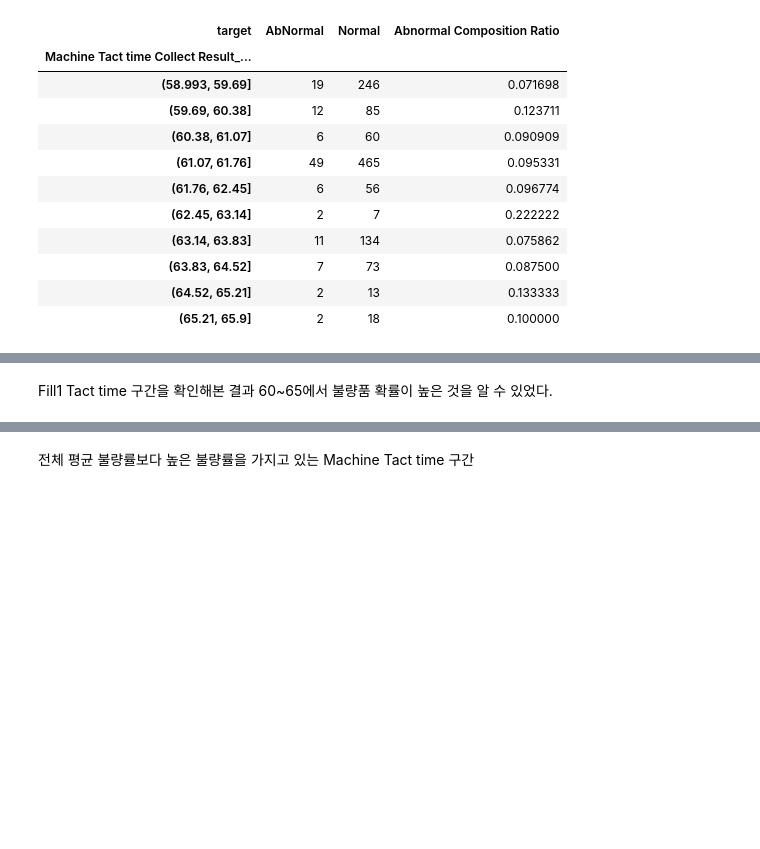
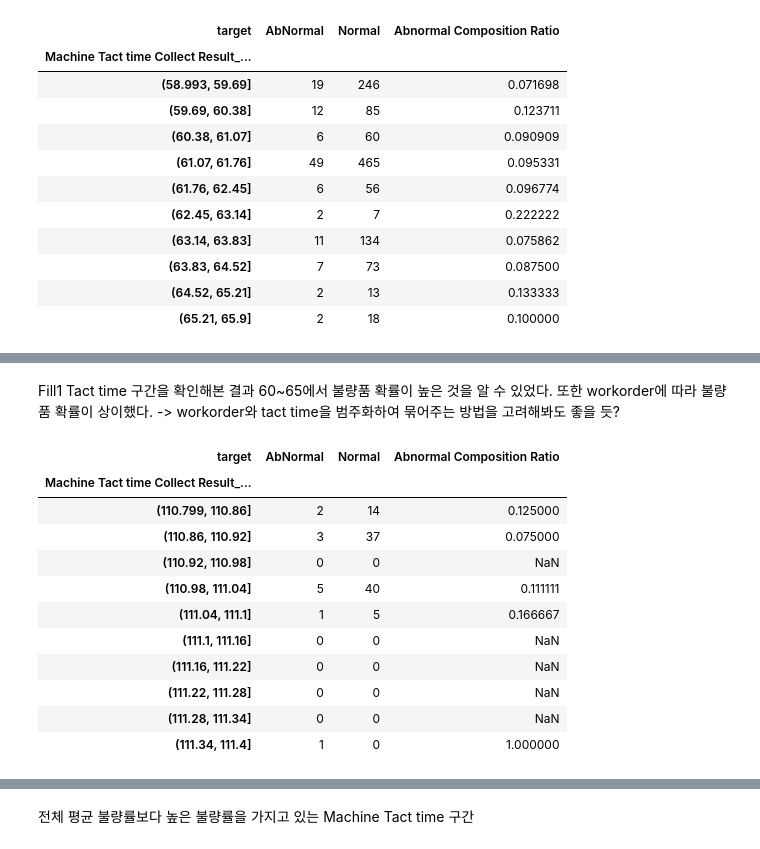
Before and after one commit to dyk9916/Lg_aimers5, a Jupyter notebook: code_log/dongyoung_code/0810Fill1.ipynb, the cells around one changed output, grey strips where cells are left out. Cells and saved outputs as stored; diff of their text form; code cells hidden in the pictures; blank space fills up the shorter version.

```diff
--- a/code_log/dongyoung_code/0810Fill1.ipynb
+++ b/code_log/dongyoung_code/0810Fill1.ipynb
@@ -401,4 +472,33 @@ class_counts
 # %% [markdown]
 Fill1 Tact time 구간을 확인해본 결과 60~65에서 불량품 확률이 높은 것을 알 수 있었다.
+또한 workorder에 따라 불량품 확률이 상이했다. -> workorder와 tact time을 범주화하여 묶어주는 방법을 고려해봐도 좋을 듯?
+# %%
+filtered_data4 = train_data[train_data['Machine Tact time Collect Result_Fill1'].between(109,112)]
+
+# Divide the machine tact time into 10 classes
+time_bins = pd.cut(filtered_data4['Machine Tact time Collect Result_Fill1'], bins=10)
+
+# Group by the time bins and target to find the count of abnormal and normal for each class
+class_counts = filtered_data4.groupby([time_bins, 'target']).size().unstack(fill_value=0)
+
+# Calculate the abnormal composition ratio for each class
+class_counts['Abnormal Composition Ratio'] = class_counts['AbNormal'] / (class_counts['AbNormal'] + class_counts['Normal'])
+
+# Fill NaN values with 0 (in cases where both AbNormal and Normal counts are 0)
+
+class_counts
+# %% [output]
+| target | AbNormal | Normal | Abnormal Composition Ratio |
+| Machine Tact time Collect Result_... |  |  |  |
+| (110.799, 110.86] | 2 | 14 | 0.125000 |
+| (110.86, 110.92] | 3 | 37 | 0.075000 |
+| (110.92, 110.98] | 0 | 0 | NaN |
+| (110.98, 111.04] | 5 | 40 | 0.111111 |
+| (111.04, 111.1] | 1 | 5 | 0.166667 |
+| (111.1, 111.16] | 0 | 0 | NaN |
+| (111.16, 111.22] | 0 | 0 | NaN |
+| (111.22, 111.28] | 0 | 0 | NaN |
+| (111.28, 111.34] | 0 | 0 | NaN |
+| (111.34, 111.4] | 1 | 0 | 1.000000 |
 # %%
 # Filter the data for abnormal and normal
```
Also changed, not shown: parts of 4 cells of this notebook.
